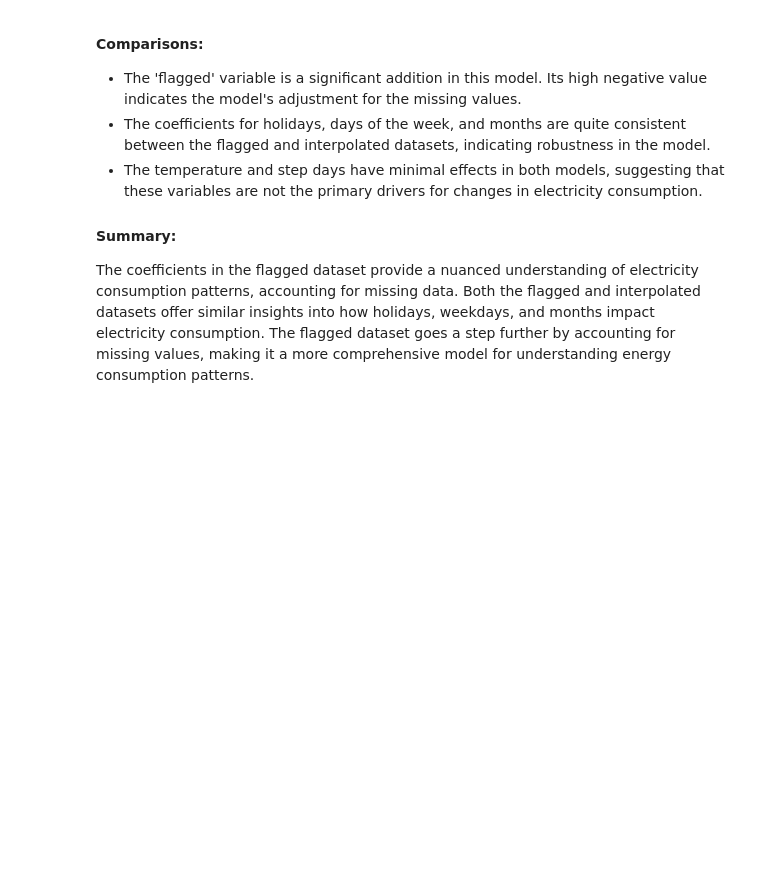
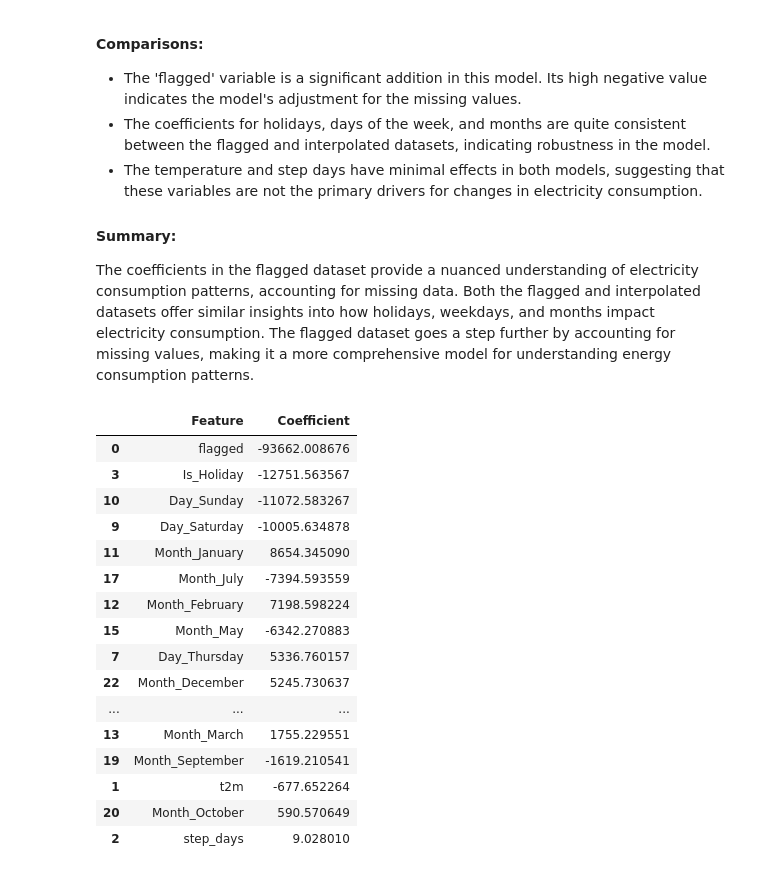
Before and after one commit to madsh0402/Forecasting-energy-consumption-in-Denmark, a Jupyter notebook: multivariate Timerseries/OLS, Lasso & Ridge/OLS.ipynb, the cells around one changed output. Saved outputs shown, nothing was run; the diff lists cells and outputs as text; code cells hidden in the pictures; blank space fills up the shorter version.

```diff
--- a/multivariate Timerseries/OLS, Lasso & Ridge/OLS.ipynb
+++ b/multivariate Timerseries/OLS, Lasso & Ridge/OLS.ipynb
@@ -366,3 +373,23 @@ When we look at the coefficients for the flagged dataset, some key differences a
 * The temperature and step days have minimal effects in both models, suggesting that these variables are not the primary drivers for changes in electricity consumption.
 #### Summary:
 The coefficients in the flagged dataset provide a nuanced understanding of electricity consumption patterns, accounting for missing data. Both the flagged and interpolated datasets offer similar insights into how holidays, weekdays, and months impact electricity consumption. The flagged dataset goes a step further by accounting for missing values, making it a more comprehensive model for understanding energy consumption patterns.
+# %%
+display(coeff_df)
+# %% [output]
+|  | Feature | Coefficient |
+| 0 | flagged | -93662.008676 |
+| 3 | Is_Holiday | -12751.563567 |
+| 10 | Day_Sunday | -11072.583267 |
+| 9 | Day_Saturday | -10005.634878 |
+| 11 | Month_January | 8654.345090 |
+| 17 | Month_July | -7394.593559 |
+| 12 | Month_February | 7198.598224 |
+| 15 | Month_May | -6342.270883 |
+| 7 | Day_Thursday | 5336.760157 |
+| 22 | Month_December | 5245.730637 |
+| ... | ... | ... |
+| 13 | Month_March | 1755.229551 |
+| 19 | Month_September | -1619.210541 |
+| 1 | t2m | -677.652264 |
+| 20 | Month_October | 590.570649 |
+| 2 | step_days | 9.028010 |
```
Also changed, not shown: parts of 6 cells of this notebook, 4 other files.
